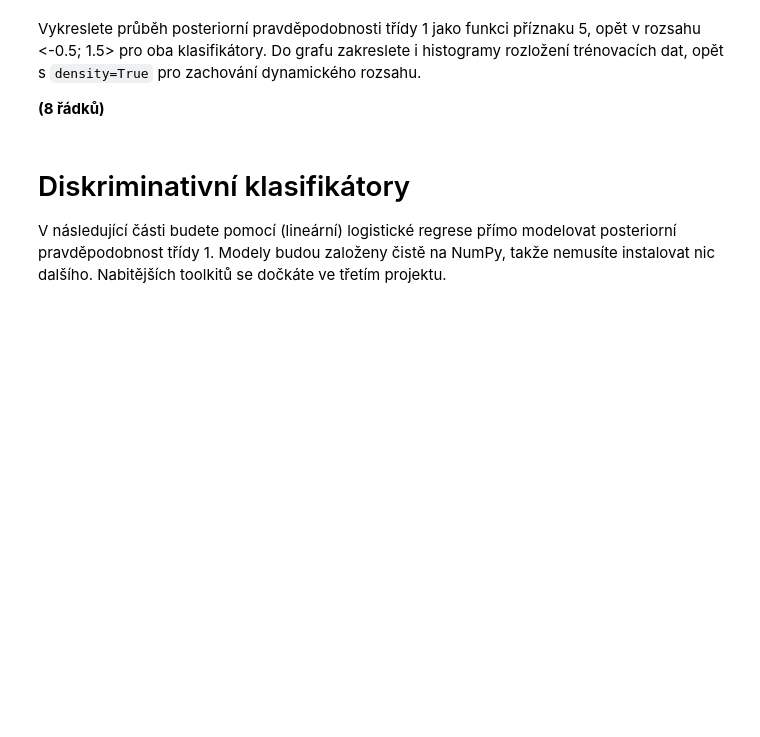
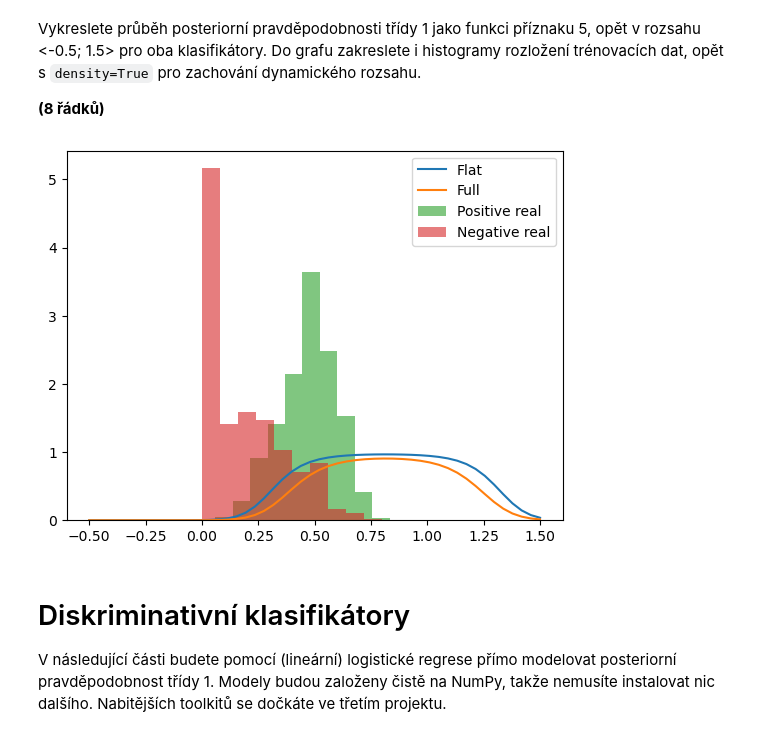
Before and after one commit to Aenariss/sui-proj2, a Jupyter notebook: zadani.ipynb, the cells around one changed output. Drawn from its saved outputs; the diff is of its cells as text; code cells hidden in the pictures; blank space fills up the shorter version.

```diff
--- a/zadani.ipynb
+++ b/zadani.ipynb
@@ -214,3 +212,13 @@ pass
+# %%
+x = np.linspace(-0.5,1.5)
+plt.plot(x, classifier_flat_prior.prob_class_1(x), label='Flat')
+plt.plot(x, classifier_full_prior.prob_class_1(x), label='Full')
+plt.hist(train_dataset.pos[:, FOI], alpha=0.6, label='Positive real', density=True)
+plt.hist(train_dataset.neg[:, FOI], alpha=0.6, label='Negative real', density=True)
+plt.legend(loc='upper right')
+plt.show()
+# %% [output]
+[figure, added]
 # %% [markdown]
 # Diskriminativní klasifikátory
 V následující části budete pomocí (lineární) logistické regrese přímo modelovat posteriorní pravděpodobnost třídy 1.
```
Also changed, not shown: parts of 4 cells of this notebook.
